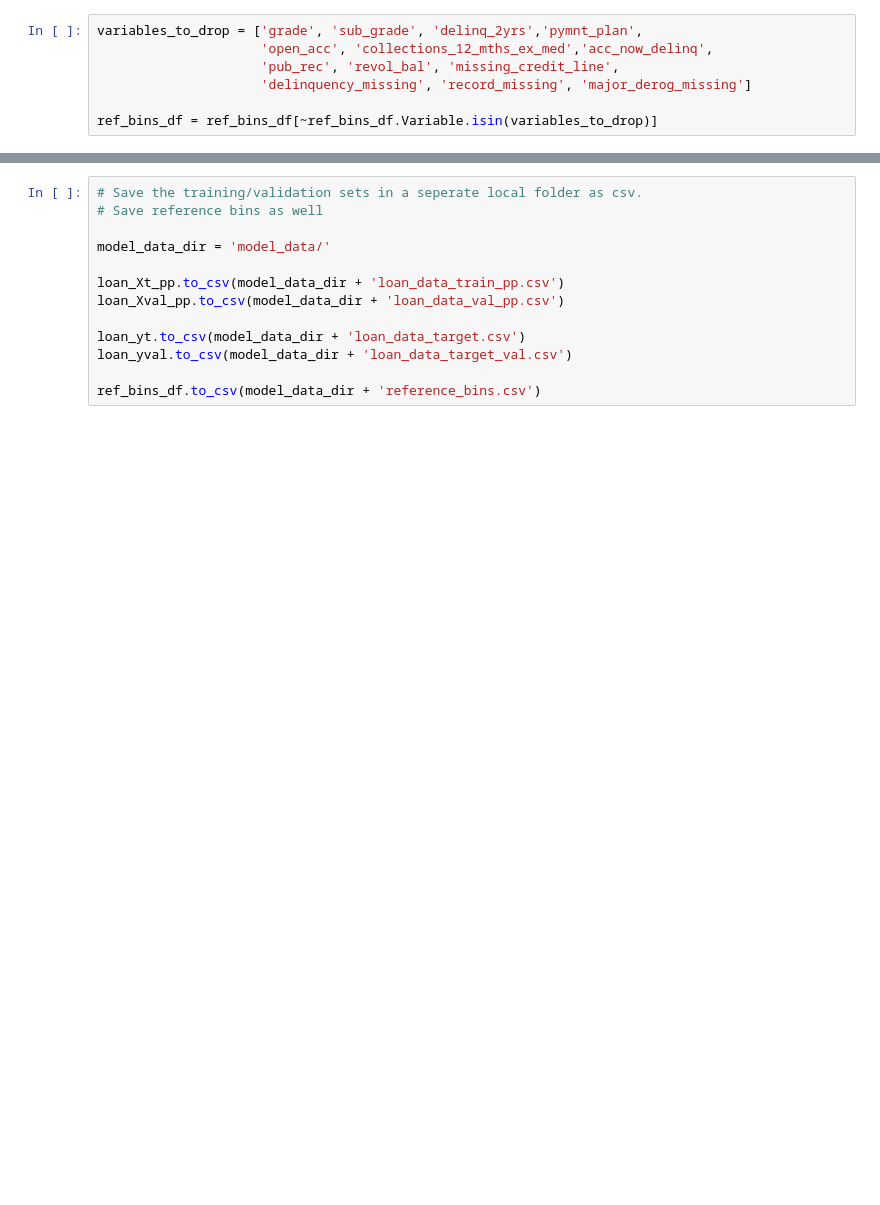
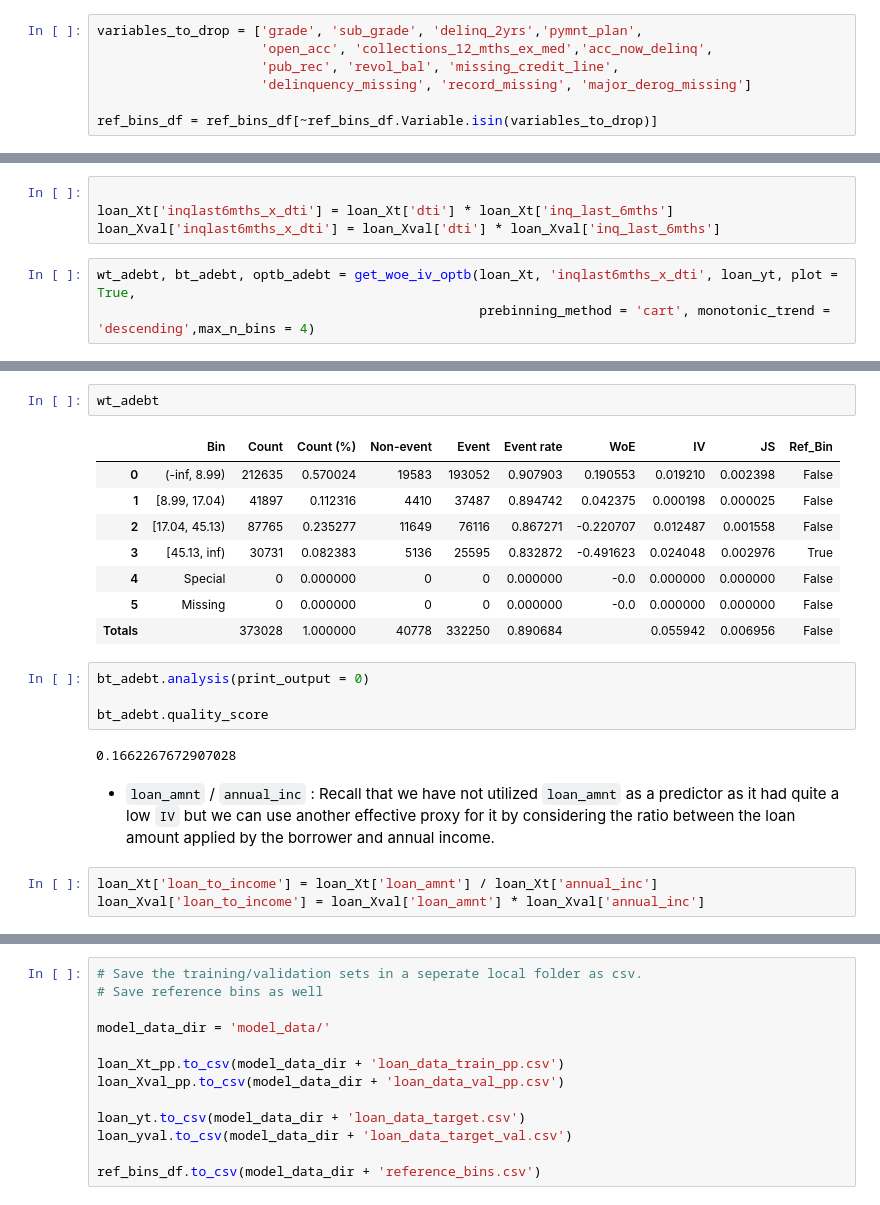
Before and after one commit to oozsoy/credit_risk_modeling, a Jupyter notebook: PD_Feature_Engineer.ipynb, the cells around one changed output, grey strips where cells are left out. Saved outputs shown, nothing was run; the diff lists cells and outputs as text; blank space fills up the shorter version.

Commit message:
update: more feat engineering analysis

```diff
--- a/PD_Feature_Engineer.ipynb
+++ b/PD_Feature_Engineer.ipynb
@@ -1105,0 +1140,7 @@ ref_bins_df = ref_bins_df[~ref_bins_df.Variable.isin(variables_to_drop)]
+# %%
+
+loan_Xt['inqlast6mths_x_dti'] = loan_Xt['dti'] * loan_Xt['inq_last_6mths']
+loan_Xval['inqlast6mths_x_dti'] = loan_Xval['dti'] * loan_Xval['inq_last_6mths']
+# %%
+wt_adebt, bt_adebt, optb_adebt = get_woe_iv_optb(loan_Xt, 'inqlast6mths_x_dti', loan_yt, plot = True,
+                                                 prebinning_method = 'cart', monotonic_trend = 'descending',max_n_bins = 4)
@@ -1105,0 +1149,22 @@ ref_bins_df = ref_bins_df[~ref_bins_df.Variable.isin(variables_to_drop)]
+# %%
+wt_adebt
+# %% [output]
+|  | Bin | Count | Count (%) | Non-event | Event | Event rate | WoE | IV | JS | Ref_Bin |
+| 0 | (-inf, 8.99) | 212635 | 0.570024 | 19583 | 193052 | 0.907903 | 0.190553 | 0.019210 | 0.002398 | False |
+| 1 | [8.99, 17.04) | 41897 | 0.112316 | 4410 | 37487 | 0.894742 | 0.042375 | 0.000198 | 0.000025 | False |
+| 2 | [17.04, 45.13) | 87765 | 0.235277 | 11649 | 76116 | 0.867271 | -0.220707 | 0.012487 | 0.001558 | False |
+| 3 | [45.13, inf) | 30731 | 0.082383 | 5136 | 25595 | 0.832872 | -0.491623 | 0.024048 | 0.002976 | True |
+| 4 | Special | 0 | 0.000000 | 0 | 0 | 0.000000 | -0.0 | 0.000000 | 0.000000 | False |
+| 5 | Missing | 0 | 0.000000 | 0 | 0 | 0.000000 | -0.0 | 0.000000 | 0.000000 | False |
+| Totals |  | 373028 | 1.000000 | 40778 | 332250 | 0.890684 |  | 0.055942 | 0.006956 | False |
+# %%
+bt_adebt.analysis(print_output = 0)
+
+bt_adebt.quality_score
+# %% [output]
+0.1662267672907028
+# %% [markdown]
+- `loan_amnt` / `annual_inc` : Recall that we have not utilized `loan_amnt` as a predictor as it had quite a low `IV` but we can use another effective proxy for it by considering the ratio between the loan amount applied by the borrower and annual income.
+# %%
+loan_Xt['loan_to_income'] = loan_Xt['loan_amnt'] / loan_Xt['annual_inc']
+loan_Xval['loan_to_income'] = loan_Xval['loan_amnt'] * loan_Xval['annual_inc']
```
Also changed, not shown: parts of 30 cells of this notebook.
